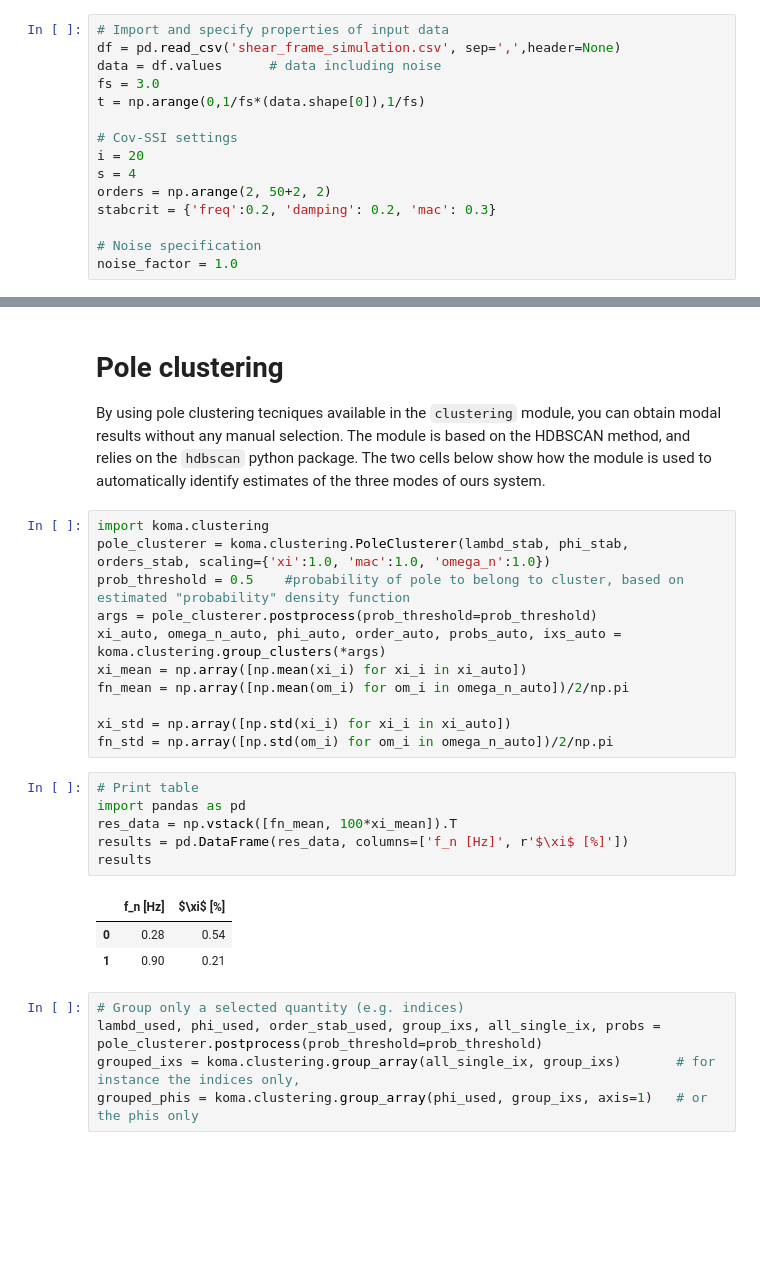
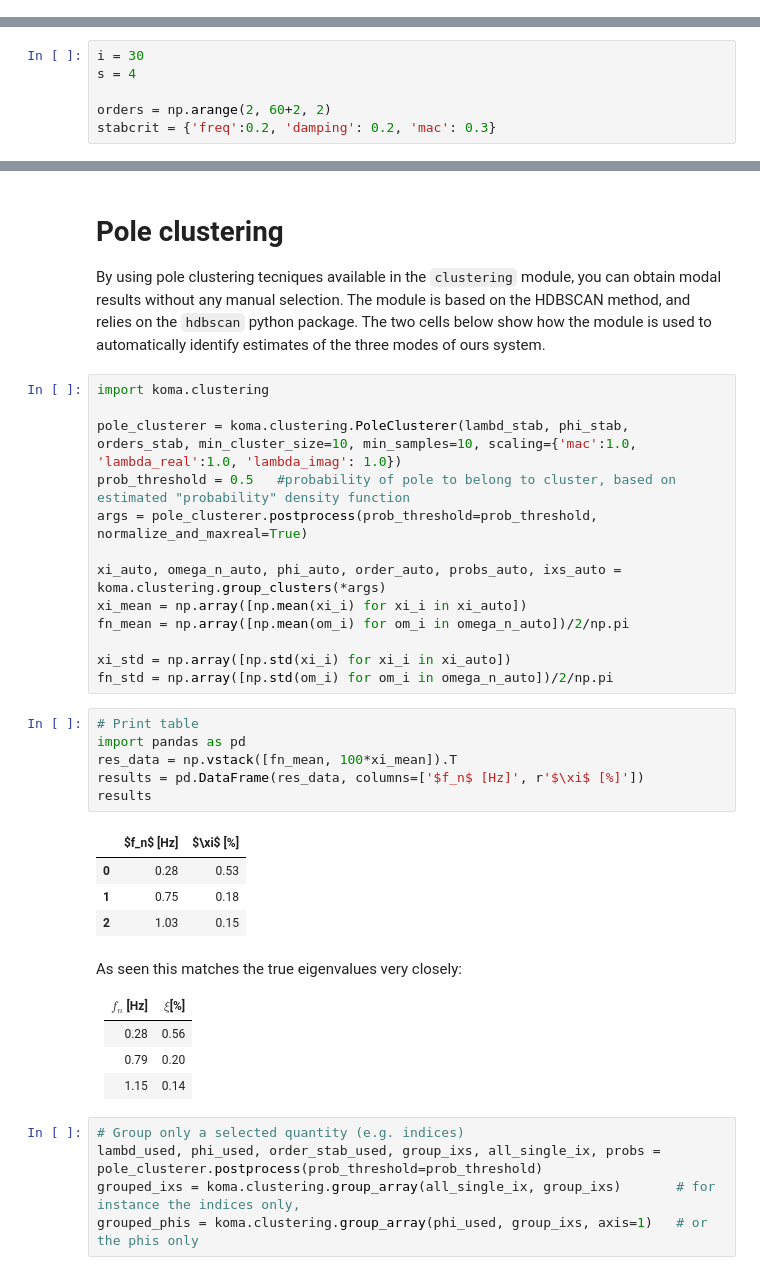
Before and after one commit to knutankv/koma, a Jupyter notebook: examples/python/shear_frame.ipynb, the cells around one changed output, grey strips where cells are left out. Cells and saved outputs as stored; diff of their text form; blank space fills up the shorter version.

```diff
--- a/examples/python/shear_frame.ipynb
+++ b/examples/python/shear_frame.ipynb
@@ -35,15 +44,0 @@ print(xi[ix[::2]]*100)
-# %%
-# Import and specify properties of input data
-df = pd.read_csv('shear_frame_simulation.csv', sep=',',header=None)
-data = df.values      # data including noise
-fs = 3.0
-t = np.arange(0,1/fs*(data.shape[0]),1/fs)
-
-# Cov-SSI settings
-i = 20
-s = 4
-orders = np.arange(2, 50+2, 2)
-stabcrit = {'freq':0.2, 'damping': 0.2, 'mac': 0.3}
-
-# Noise specification
-noise_factor = 1.0
@@ -50,3 +47,9 @@ noise_factor = 1.0
+# %%
+i = 30
+s = 4
+
+orders = np.arange(2, 60+2, 2)
+stabcrit = {'freq':0.2, 'damping': 0.2, 'mac': 0.3}
 # %% [markdown]
 ## Add artificial noise and plot response
 # %%
@@ -119,9 +118,11 @@ This generates the following interactive interface:
 By using pole clustering tecniques available in the `clustering` module, you can obtain modal results without any manual selection. The module is based on the HDBSCAN method, and relies on the `hdbscan` python package. The two cells below show how the module is used to automatically identify estimates of the three modes of ours system.
 # %%
 import koma.clustering
-pole_clusterer = koma.clustering.PoleClusterer(lambd_stab, phi_stab, orders_stab, scaling={'xi':1.0, 'mac':1.0, 'omega_n':1.0})
-prob_threshold = 0.5    #probability of pole to belong to cluster, based on estimated "probability" density function
-args = pole_clusterer.postprocess(prob_threshold=prob_threshold)
+
+pole_clusterer = koma.clustering.PoleClusterer(lambd_stab, phi_stab, orders_stab, min_cluster_size=10, min_samples=10, scaling={'mac':1.0, 'lambda_real':1.0, 'lambda_imag': 1.0})
+prob_threshold = 0.5   #probability of pole to belong to cluster, based on estimated "probability" density function
+args = pole_clusterer.postprocess(prob_threshold=prob_threshold, normalize_and_maxreal=True)
+
 xi_auto, omega_n_auto, phi_auto, order_auto, probs_auto, ixs_auto = koma.clustering.group_clusters(*args)
 xi_mean = np.array([np.mean(xi_i) for xi_i in xi_auto])
 fn_mean = np.array([np.mean(om_i) for om_i in omega_n_auto])/2/np.pi
@@ -131,13 +132,23 @@ fn_std = np.array([np.std(om_i) for om_i in omega_n_auto])/2/np.pi
 # %%
 # Print table
 import pandas as pd
 res_data = np.vstack([fn_mean, 100*xi_mean]).T
-results = pd.DataFrame(res_data, columns=['f_n [Hz]', r'$\xi$ [%]'])
+results = pd.DataFrame(res_data, columns=['$f_n$ [Hz]', r'$\xi$ [%]'])
 results
 # %% [output]
-|  | f_n [Hz] | $\xi$ [%] |
-| 0 | 0.28 | 0.54 |
-| 1 | 0.90 | 0.21 |
+|  | $f_n$ [Hz] | $\xi$ [%] |
+| 0 | 0.28 | 0.53 |
+| 1 | 0.75 | 0.18 |
+| 2 | 1.03 | 0.15 |
+# %% [markdown]
+As seen this matches the true eigenvalues very closely:
+
+
+| $f_n$ [Hz] | $\xi$[%] |
+|------------|------------
+| 0.28       | 0.56      |
+| 0.79       |     0.20  |
+| 1.15       | 0.14       |
 # %%
 # Group only a selected quantity (e.g. indices)
 lambd_used, phi_used, order_stab_used, group_ixs, all_single_ix, probs = pole_clusterer.postprocess(prob_threshold=prob_threshold)
```
Also changed, not shown: parts of 9 cells of this notebook, 2 other files.
